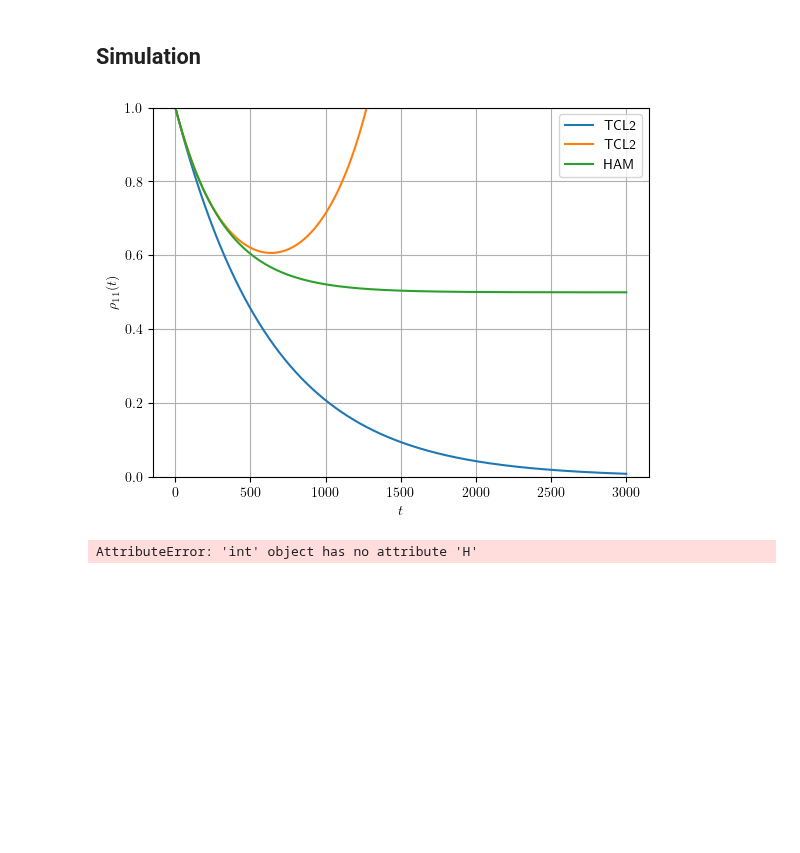
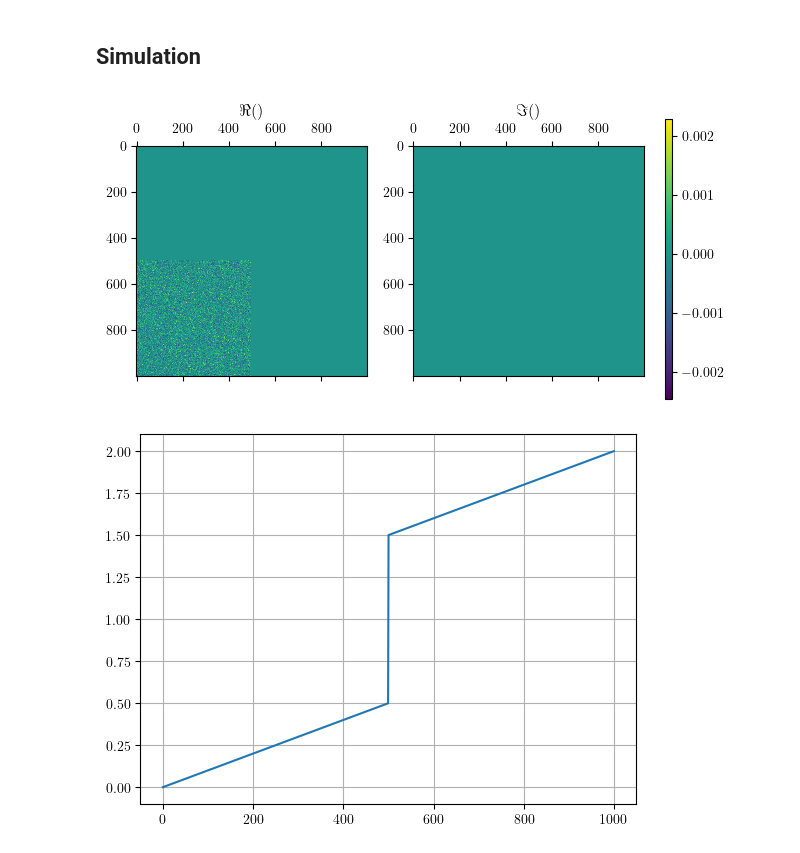
Before and after one commit to tommygrigo/Time_ordered_expansion, a Jupyter notebook: src/highly_non_markovian_model.ipynb, the cells around one changed output. Drawn from its saved outputs; the diff is of its cells as text; code cells hidden in the pictures; blank space fills up the shorter version.

```diff
--- a/src/highly_non_markovian_model.ipynb
+++ b/src/highly_non_markovian_model.ipynb
@@ -16,13 +18,13 @@ N2 = 500
 
 N = N1+N2
 
-DeltaE = 0.5
+DeltaE = 1
 
 deltae = 0.5
 lam = 5e-4
 
-Nt = 1000
-dt = 3
+Nt = 300
+dt = 10
 # %%
 gamma_1 = 2*np.pi*lam**2*N1/deltae
 gamma_2 = 2*np.pi*lam**2*N2/deltae
@@ -72,33 +37,35 @@ print(gamma)
 ## Simulation
 # %%
 ts = np.arange(Nt+1)*dt
-# %%
-plt.figure()
-plt.plot(ts,np.exp(-gamma_2*ts),label='TCL2')
-plt.plot(ts,np.exp(-gamma_2*ts+gamma_1*gamma_2*ts**2/2),label='TCL2')
-plt.plot(ts,gamma_1/gamma + gamma_2/gamma * np.exp(-gamma*ts),label='HAM')
-plt.grid()
-plt.ylabel(r'$\rho_{11}(t)$')
-plt.xlabel('$t$')
-plt.ylim([0,1])
-plt.legend()
-plt.show()
-# %% [output]
-[figure, removed]
 # %%
 S0 = DeltaE*Z()
 S1 = np.eye(2)
-S2 = (X()+1j*Y())/2
-S3 = (X()-1j*Y())/2
+S2 = X()
+S3 = Y()
 
 E0 = np.eye(N)
 E1 = np.zeros_like(E0)
-for n1 in range(N1):
-    E1 = E1 + deltae/N1*n1*ketbra(n1,n1,N)
-for n2 in range(N2):
-    E1 = E1 + deltae/N2*(N1+n2)*ketbra(N1+n2,N1+n2,N)
+E1[:N1,:N1] = np.diag((np.arange(N1)+1)*deltae/N1)
+E1[N1:,N1:] = np.diag(DeltaE+(N1+np.arange(N2)+1)*deltae/N2)
 
-# E2 = 0
-# E3 = E2.H
+B = np.zeros_like(E0)
+B[N1:,:N1] = np.random.randn(N2*N1).reshape([N2,N1])
+#B[:N1,N1:] = np.random.randn(N2*N1).reshape([N1,N2])
+B = B*N1*N2/(np.sum(B**2))
+B = lam*B
+
+E2 = (B + B.H)/2
+E3 = 1j*(B - B.H)/2
+
+Es = [E0,E1,E2,E3]
+
+plot_matrix(B)
 # %% [output]
-AttributeError: 'int' object has no attribute 'H'
+[figure, added]
+# %%
+plt.figure()
+plt.plot(np.diag(E1))
+plt.grid()
+plt.show()
+# %% [output]
+[figure, added]
```
Also changed, not shown: parts of 18 cells of this notebook, 17 other files.
